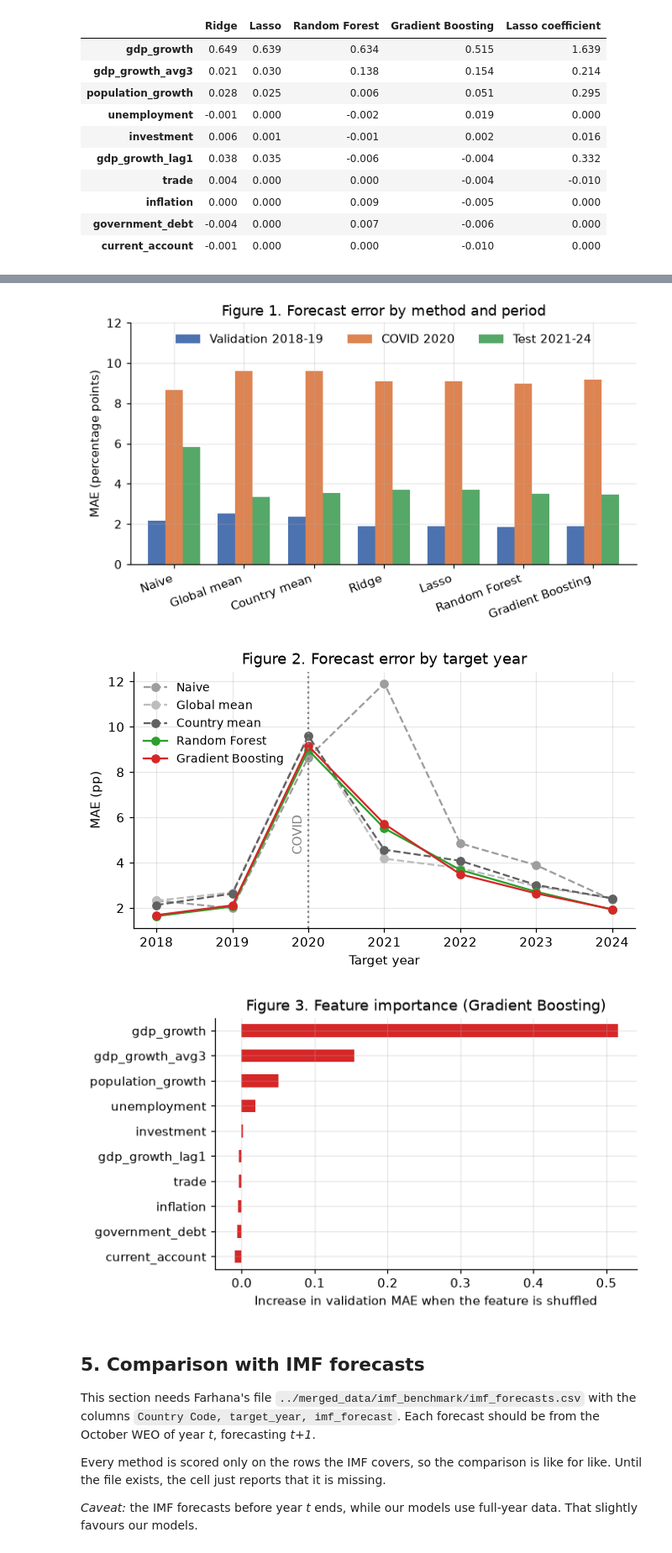
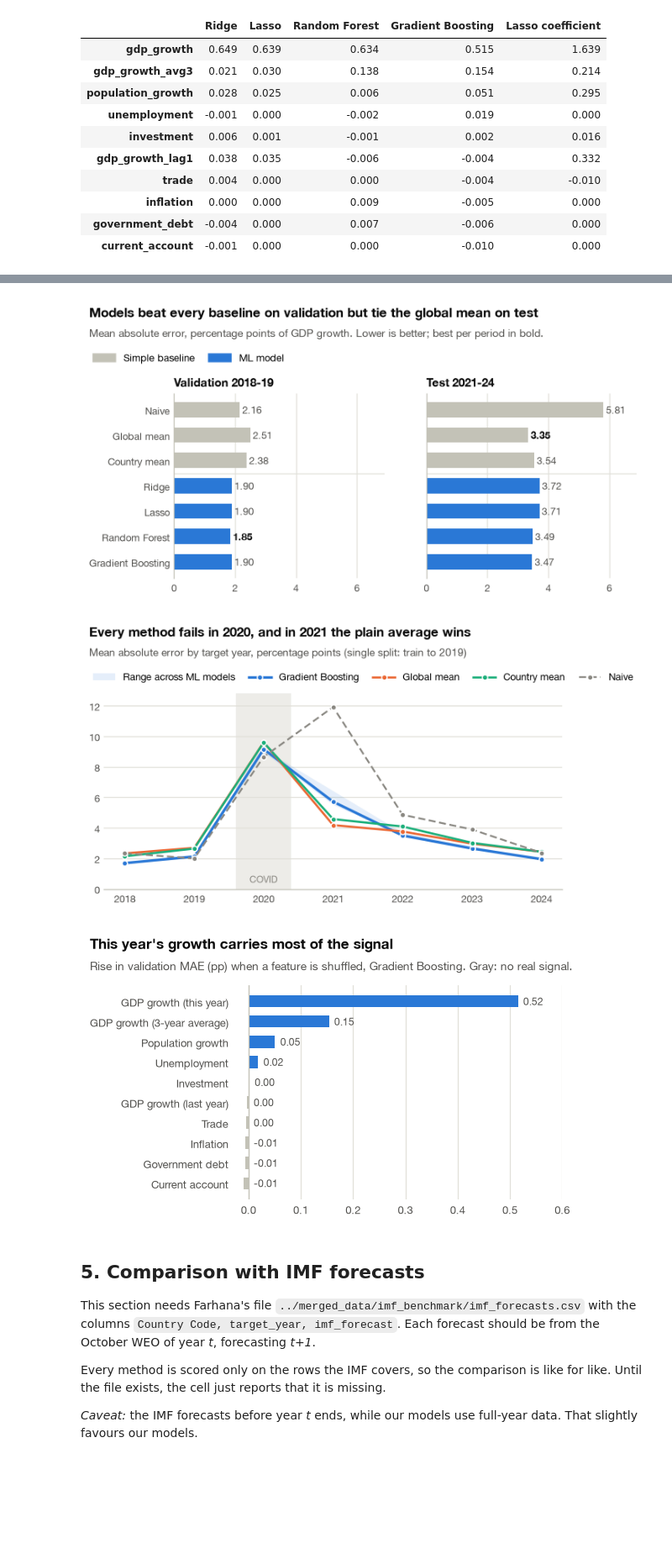
Before and after one commit to farhana273/ml_assignment, a Jupyter notebook: models/GDP_Models_Sami.ipynb, the cells around one changed output, grey strips where cells are left out. Shown at 84% size. Cells and saved outputs as stored; diff of their text form; code cells hidden in the pictures; blank space fills up the shorter version.

Commit message:
Redesign figures: colour-blind-safe palette, takeaway titles, aligned legends, cleaner charts

```diff
--- a/models/GDP_Models_Sami.ipynb
+++ b/models/GDP_Models_Sami.ipynb
@@ -384,28 +415,55 @@ They are saved at 200 dpi to `outputs/figures/`.
-# %%
-fig, ax = plt.subplots(figsize=(7.5, 3.6))
-mae_tab = metrics.pivot(index="model", columns="split", values="MAE").loc[ORDER, list(PERIODS)]
-mae_tab.rename(columns=PERIODS).plot.bar(ax=ax, color=["#4c72b0", "#dd8452", "#55a868"], width=0.75)
-ax.set_ylabel("MAE (percentage points)"); ax.set_xlabel(""); ax.set_ylim(0, 12)
-ax.set_title("Figure 1. Forecast error by method and period")
-ax.legend(ncol=3, loc="upper center"); plt.xticks(rotation=20, ha="right")
-fig.savefig(OUT / "figures/mae_by_model.png"); plt.show()
-
-fig, ax = plt.subplots(figsize=(7, 3.6))
-for m in ["Naive", "Global mean", "Country mean", "Random Forest", "Gradient Boosting"]:
-    ax.plot(by_year.index, by_year[m], STYLE[m], marker="o", color=COLORS[m], label=m)
-ax.axvline(2020, ls=":", c="grey"); ax.text(2019.95, 4.5, "COVID", color="grey", rotation=90, ha="right")
-ax.set_xlabel("Target year"); ax.set_ylabel("MAE (pp)"); ax.set_title("Figure 2. Forecast error by target year")
-ax.legend(loc="upper left", fontsize=9); fig.savefig(OUT / "figures/mae_by_year.png"); plt.show()
-
-fig, ax = plt.subplots(figsize=(6, 3.6))
-imp["Gradient Boosting"].sort_values().plot.barh(ax=ax, color=COLORS["Gradient Boosting"])
-ax.set_xlabel("Increase in validation MAE when the feature is shuffled")
-ax.set_title("Figure 3. Feature importance (Gradient Boosting)")
-fig.savefig(OUT / "figures/feature_importance.png"); plt.show()
-# %% [output]
-[figure, removed]
-[figure, removed]
-[figure, removed]
+# %%
+# Figure 1: validation and test side by side (COVID 2020 is shown in Figure 2)
+mae_tab = metrics.pivot(index="model", columns="split", values="MAE").loc[ORDER]
+y = np.arange(len(ORDER))[::-1]
+fig, axes = plt.subplots(1, 2, figsize=(7.0, 2.8), sharey=True)
+for ax, per in zip(axes, ["val", "test"]):
+    v = mae_tab[per]
+    ax.barh(y, v.values, height=0.6, color=[GRAY_BAR if m in BASELINES else BLUE for m in ORDER])
+    for yi, m in zip(y, ORDER):
+        top = m == v.idxmin()
+        ax.text(v[m] + 0.08, yi, f"{v[m]:.2f}", va="center", fontsize=8.5,
+                color=INK if top else INK2, fontweight="bold" if top else "normal")
+    ax.axhline(y[len(BASELINES) - 1] - 0.5, color=GRID, lw=0.8)
+    ax.set_title(PERIODS[per], loc="left", fontsize=9.5, fontweight="bold", color=INK)
+    ax.set_xlim(0, 6.9); ax.xaxis.grid(True); ax.spines["bottom"].set_visible(False)
+axes[0].set_yticks(y, ORDER)
+handles = [plt.Rectangle((0, 0), 1, 1, color=GRAY_BAR), plt.Rectangle((0, 0), 1, 1, color=BLUE)]
+headline(fig, "Models beat every baseline on validation but tie the global mean on test",
+         "Mean absolute error, percentage points of GDP growth. Lower is better; best per period in bold.",
+         handles, ["Simple baseline", "ML model"], ncol=2, pad=22)
+fig.savefig(OUT / "figures/mae_by_model.png"); plt.show()
+
+# Figure 2: error by target year, including the COVID year
+fig, ax = plt.subplots(figsize=(7.0, 3.0))
+ax.axvspan(2019.6, 2020.4, color=GRID, alpha=0.6, lw=0)
+ax.text(2020, 0.4, "COVID", ha="center", fontsize=8, color=MUTED)
+year_lines(ax, by_year, MODELS)
+ax.set_xticks(by_year.index)
+headline(fig, "Every method fails in 2020, and in 2021 the plain average wins",
+         "Mean absolute error by target year, percentage points (single split: train to 2019)",
+         *ax.get_legend_handles_labels())
+fig.savefig(OUT / "figures/mae_by_year.png"); plt.show()
+
+# Figure 3: feature importance with readable names
+NAMES = {"gdp_growth": "GDP growth (this year)", "gdp_growth_avg3": "GDP growth (3-year average)",
+         "gdp_growth_lag1": "GDP growth (last year)", "population_growth": "Population growth",
+         "unemployment": "Unemployment", "investment": "Investment", "trade": "Trade",
+         "inflation": "Inflation", "government_debt": "Government debt", "current_account": "Current account"}
+v = imp["Gradient Boosting"].sort_values()
+fig, ax = plt.subplots(figsize=(4.6, 3.0))
+ax.barh([NAMES[f] for f in v.index], v.values, height=0.6, color=[BLUE if x > 0.01 else GRAY_BAR for x in v])
+for yi, x in enumerate(v):
+    ax.text(max(x, 0) + 0.01, yi, f"{abs(x):.2f}" if abs(x) < 0.005 else f"{x:.2f}", va="center", fontsize=8, color=INK2)
+ax.axvline(0, color=AXIS, lw=0.8); ax.spines["left"].set_visible(False); ax.spines["bottom"].set_visible(False)
+ax.xaxis.grid(True); ax.set_xlim(-0.03, 0.6)
+headline(fig, "This year's growth carries most of the signal",
+         "Rise in validation MAE (pp) when a feature is shuffled, Gradient Boosting. Gray: no real signal.")
+fig.savefig(OUT / "figures/feature_importance.png"); plt.show()
+# %% [output]
+[figure, added]
+[figure, added]
+[figure, added]
 # %% [markdown]
 <a id="s5"></a>
 ## 5. Comparison with IMF forecasts
```
Also changed, not shown: parts of 4 cells of this notebook, 4 other files.
